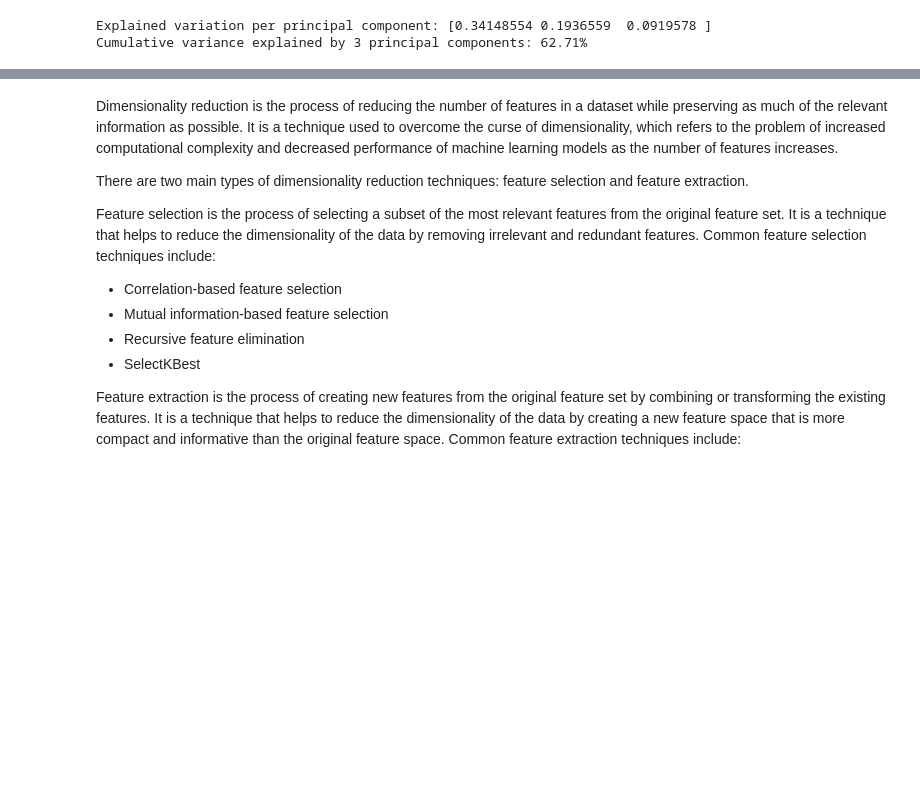
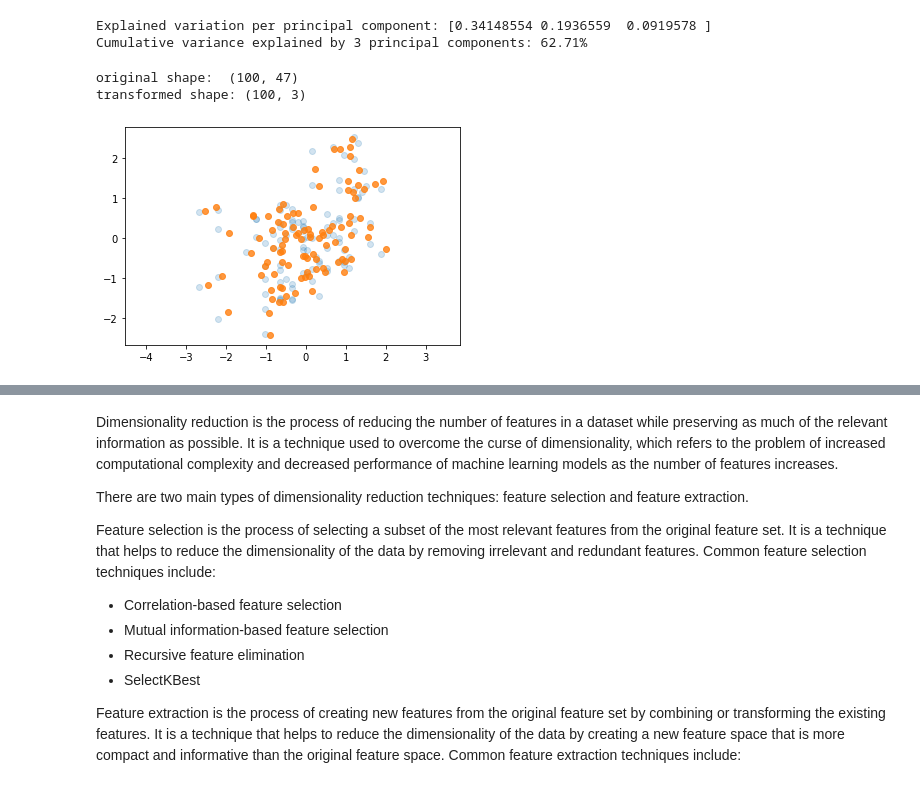
Before and after one commit to abhinav4201/UnSupervised-ML-Zomato-Restaurant-Clustering-and-Sentiment-Analysis, a Jupyter notebook: UnSupervised_ML_Zomato_Restaurant_Clustering_and_Sentiment_Analysis_capstone_project_4.ipynb, the cells around one changed output, grey strips where cells are left out. Cells and saved outputs as stored; diff of their text form; code cells hidden in the pictures; blank space fills up the shorter version.

```diff
--- a/UnSupervised_ML_Zomato_Restaurant_Clustering_and_Sentiment_Analysis_capstone_project_4.ipynb
+++ b/UnSupervised_ML_Zomato_Restaurant_Clustering_and_Sentiment_Analysis_capstone_project_4.ipynb
@@ -2278,8 +2280,11 @@ scaled_df[numerical_cols] = scaler.transform(cluster_dummy[numerical_cols])
 ### 7. Dimesionality Reduction
 # %%
 # Dimensionality Reduction (If needed)
+#applying pca
+#setting restaurant feature as index as it still had categorial value
+scaled_df.set_index(['Restaurant'],inplace=True)
 features = scaled_df.columns
-features = features.drop('Restaurant')
+# features = features.drop('Restaurant')
 # create an instance of PCA
 pca = PCA()
 
@@ -2315,3 +2320,37 @@ df_pca = pca.transform(scaled_df[features])
 # %% [output]
 Explained variation per principal component: [0.34148554 0.1936559  0.0919578 ]
 Cumulative variance explained by 3 principal components: 62.71%
+# %%
+#shape
+print("original shape: ", scaled_df.shape)
+print("transformed shape:", df_pca.shape)
+# %% [output]
+original shape:  (100, 47)
+transformed shape: (100, 3)
+# %%
+#understandin  effect dimensionality reduction, perform inverse transform of this reduced data
+# get the first column of the scaled DataFrame
+x_coords = scaled_df.iloc[:, 0]
+
+# get the second column of the scaled DataFrame
+y_coords = scaled_df.iloc[:, 1]
+
+# plot the original data
+plt.scatter(x_coords, y_coords, alpha=0.2)
+
+# get the first column of the inverse transformed data
+x_coords_new = X_new[:, 0]
+
+# get the second column of the inverse transformed data
+y_coords_new = X_new[:, 1]
+
+# plot the inverse transformed data
+plt.scatter(x_coords_new, y_coords_new, alpha=0.8)
+
+# set the axis to be equal
+plt.axis('equal')
+
+# show the plot
+plt.show()
+# %% [output]
+[figure, added]
```
Also changed, not shown: parts of 46 cells of this notebook.
